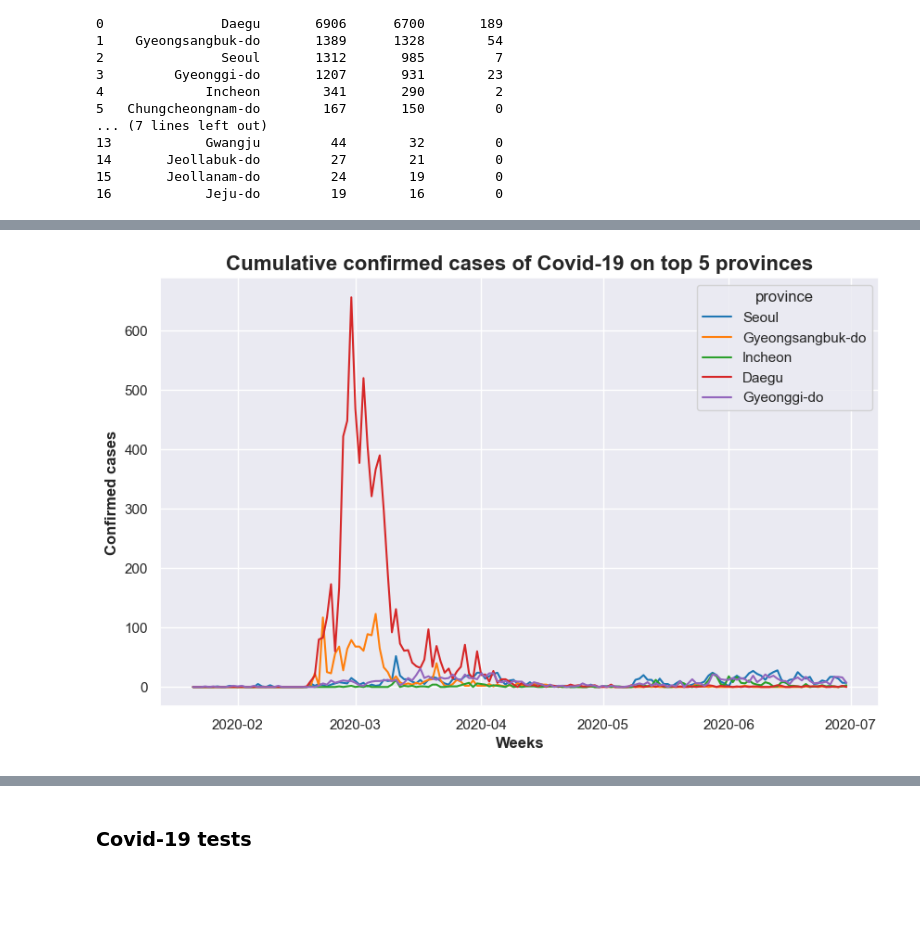
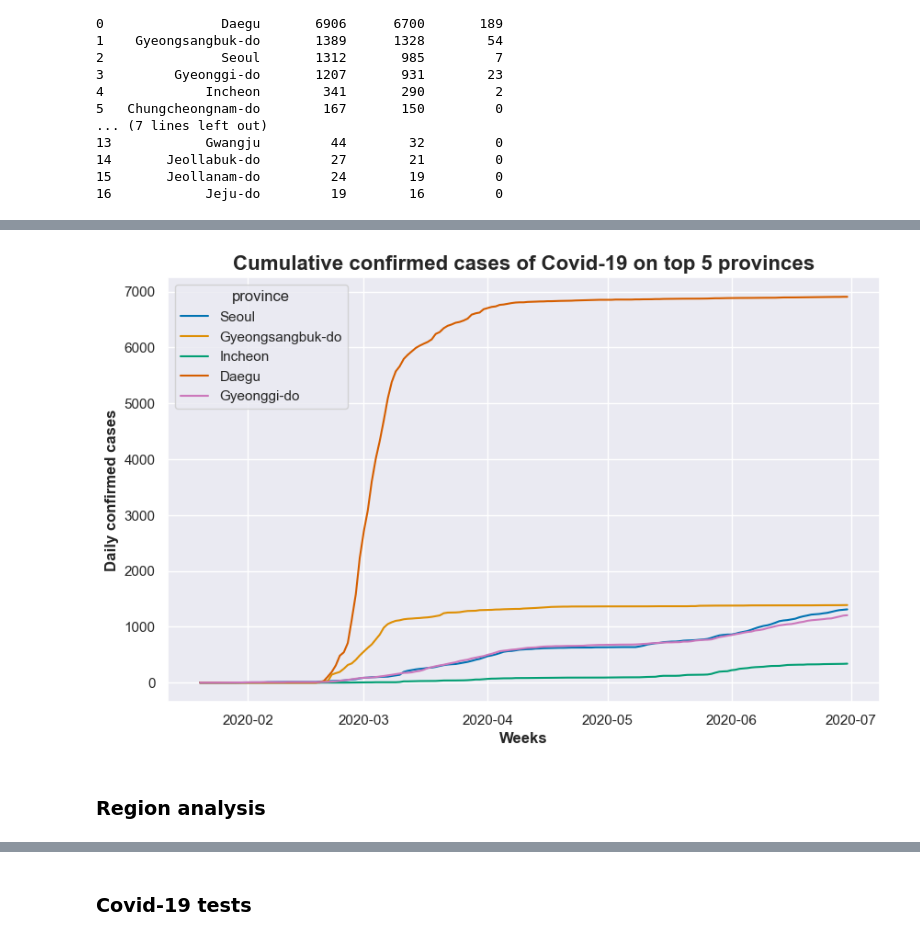
Before and after one commit to ShariYo/Modul1_Sprint4, a Jupyter notebook: project/main.ipynb, the cells around one changed output, grey strips where cells are left out. Cells and saved outputs as stored; diff of their text form; code cells hidden in the pictures; blank space fills up the shorter version.

Commit message:
case analysis in progress

```diff
--- a/project/main.ipynb
+++ b/project/main.ipynb
@@ -100,6 +100,5 @@ memory usage: 130.0+ KB
 clean_time_province = cleaner(time_province, info=False)
 clean_time_province["date"] = pd.to_datetime(clean_time_province["date"])
 clean_time_province.sort_values(by="date", ascending=True, inplace=True)
-clean_time_province["week"] = clean_time_province["date"].dt.isocalendar().week
 clean_time_province.head(5)
 # %% [output]
@@ -268,6 +313,8 @@ top_names = list(grouped_provinces["province"][:5])
 top_five = clean_time_province[clean_time_province["province"].isin(top_names)]
 top_five_df = top_five.copy()
 grouped = top_five_df.groupby("province")["confirmed"].diff()
-top_five_df["daily_confirmed"] = grouped
+top_five_df["daily_confirmed"] = grouped.fillna(0).astype(int)
+grouped_top_five = top_five_df.groupby("province")["daily_confirmed"].cumsum()
+top_five_df["confirmed_cumsum"] = grouped_top_five
 top_five_df
 # %% [output]
@@ -287,13 +334,15 @@ top_five_df
 # %%
 sns.set_style("darkgrid")
 sns.set_context("notebook")
 fig, ax = plt.subplots(figsize=(10, 6))
-sns.lineplot(data=top_five_df, x="date", y=top_five_df["daily_confirmed"], hue="province")
+sns.lineplot(data=top_five_df, x="date", y=top_five_df["confirmed_cumsum"], hue="province", palette="colorblind")
 
 plt.xlabel("Weeks", fontweight="bold")
 plt.ylabel("Daily confirmed cases", fontweight="bold")
 plt.title("Cumulative confirmed cases of Covid-19 on top 5 provinces", fontweight="bold", fontsize=16)
 
 plt.show()
 # %% [output]
-[figure, old version]
+[figure, new version]
+# %% [markdown]
+### Region analysis
```
Also changed, not shown: parts of 15 cells of this notebook.
